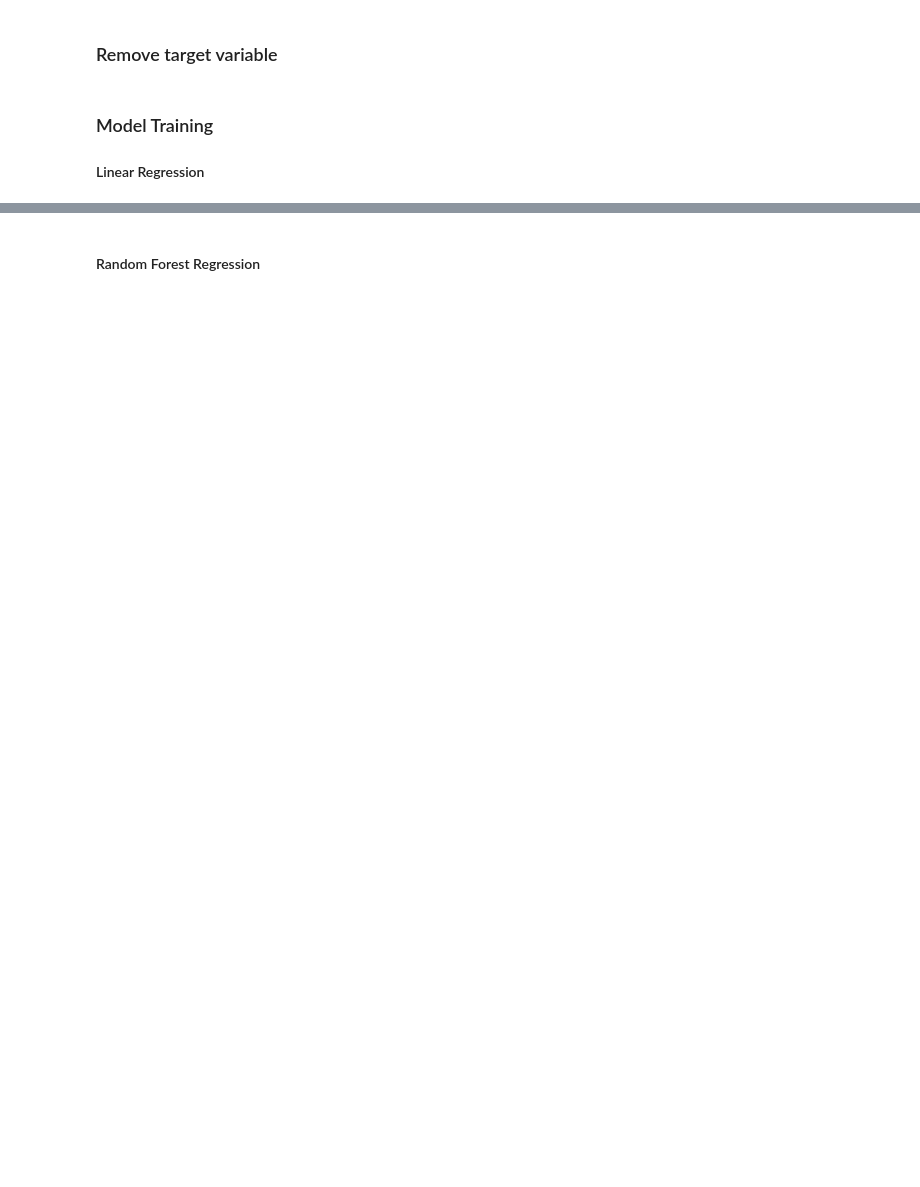
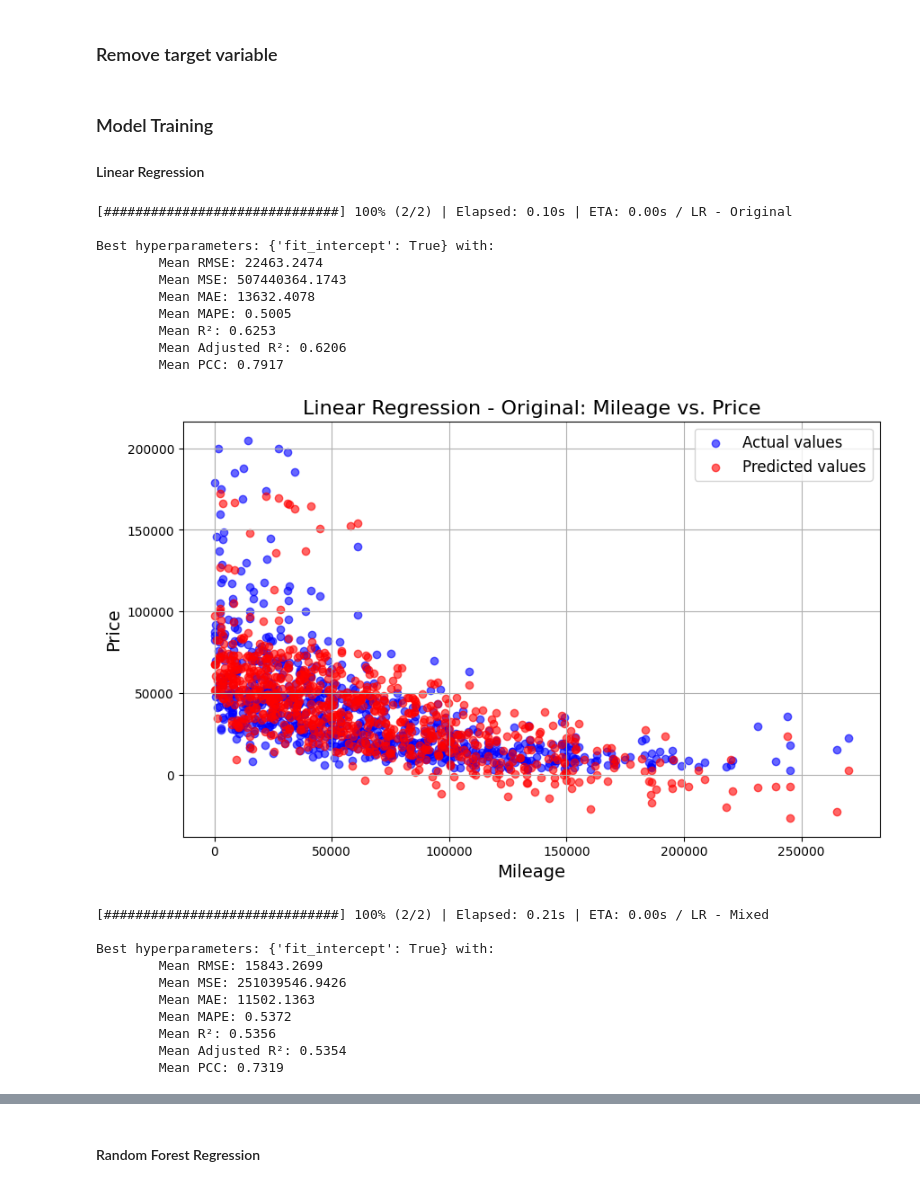
Before and after one commit to Frecherenkel60/RandomForestRangers, a Jupyter notebook: 5.1_TrainingNew.ipynb, the cells around one changed output, grey strips where cells are left out. Drawn from its saved outputs; the diff is of its cells as text; code cells hidden in the pictures; blank space fills up the shorter version.

```diff
--- a/5.1_TrainingNew.ipynb
+++ b/5.1_TrainingNew.ipynb
@@ -322,54 +340,73 @@ param_grid = {
 #################
 
 best_result_linear_original, all_results_linear_original = hyperparameter_tuning_with_cv(X_train_original, y_train_original, param_grid, verbose=False, name="LR - Original")
-
 best_params_linear_original = best_result_linear_original['params']
 scaler = RobustScaler()
 
-X_train_original_copy = X_train_original.copy()
-y_train_original_copy = y_train_original.copy()
-X_test_copy = X_test.copy()
-y_test_copy = y_test.copy()
+X_train_lr_original = X_train_original.copy()
+y_train_lr_original = y_train_original.copy()
+X_test_lr_original = X_test.copy()
 
-X_train_scaled_original = scaler.fit_transform(X_train_original_copy)
-X_test_scaled_original = scaler.transform(X_test_copy)
+X_train_scaled_original = scaler.fit_transform(X_train_lr_original)
+X_test_scaled_original = scaler.transform(X_test_lr_original)
 
 final_linear_model_original = LinearRegression(**best_params_linear_original)
-final_linear_model_original.fit(X_train_scaled_original, y_train_original_copy)
+final_linear_model_original.fit(X_train_scaled_original, y_train_lr_original)
 
 # Generate predictions for evaluation
 y_pred_linear_original = final_linear_model_original.predict(X_test_scaled_original)
 plot_mileage_vs_price(
     mileage=X_test['milage'],
     actual_price=y_test,
     predicted_price=y_pred_linear_original,
     model_name="Linear Regression - Original"
 )
 
 #################
 #   Mixed data  #
 #################
 
 best_result_linear_mixed, all_results_linear_mixed = hyperparameter_tuning_with_cv(X_train_mixed, y_train_mixed, param_grid, verbose=False, name="LR - Mixed")
 best_params_linear_mixed = best_result_linear_mixed['params']
 scaler = RobustScaler()
 
-X_train_mixed_copy = X_train_mixed.copy()
-y_train_mixed_copy = y_train_mixed.copy()
-X_test_copy = X_test.copy()
-y_test_copy = y_test.copy()
+X_train_lr_mixed = X_train_mixed.copy()
+y_train_lr_mixed = y_train_mixed.copy()
+X_test_lr_mixed = X_test.copy()
 
-X_train_scaled_mixed = scaler.fit_transform(X_train_mixed_copy)
-X_test_scaled_mixed = scaler.transform(X_test_copy)
+X_train_scaled_mixed = scaler.fit_transform(X_train_lr_mixed)
+X_test_scaled_mixed = scaler.transform(X_test_lr_mixed)
 
 final_linear_model_mixed = LinearRegression(**best_params_linear_mixed)
-final_linear_model_mixed.fit(X_train_scaled_mixed, y_train_mixed_copy)
+final_linear_model_mixed.fit(X_train_scaled_mixed, y_train_lr_mixed)
 
 # Generate predictions for evaluation
-y_pred_linear_mixed = final_linear_model_mixed.predict(X_test_scaled_original)
+y_pred_linear_mixed = final_linear_model_mixed.predict(X_test_scaled_mixed)
 plot_mileage_vs_price(
     mileage=X_test['milage'],
     actual_price=y_test,
     predicted_price=y_pred_linear_mixed,
     model_name="Linear Regression - Mixed"
 )
+# %% [output]
+[##############################] 100% (2/2) | Elapsed: 0.10s | ETA: 0.00s / LR - Original
+
+Best hyperparameters: {'fit_intercept': True} with:
+        Mean RMSE: 22463.2474
+        Mean MSE: 507440364.1743
+        Mean MAE: 13632.4078
+        Mean MAPE: 0.5005
+        Mean R²: 0.6253
+        Mean Adjusted R²: 0.6206
+        Mean PCC: 0.7917
+[figure, added]
+[##############################] 100% (2/2) | Elapsed: 0.21s | ETA: 0.00s / LR - Mixed
+
+Best hyperparameters: {'fit_intercept': True} with:
+        Mean RMSE: 15843.2699
+        Mean MSE: 251039546.9426
+        Mean MAE: 11502.1363
+        Mean MAPE: 0.5372
+        Mean R²: 0.5356
+        Mean Adjusted R²: 0.5354
+        Mean PCC: 0.7319
```
Also changed, not shown: parts of 5 cells of this notebook.
